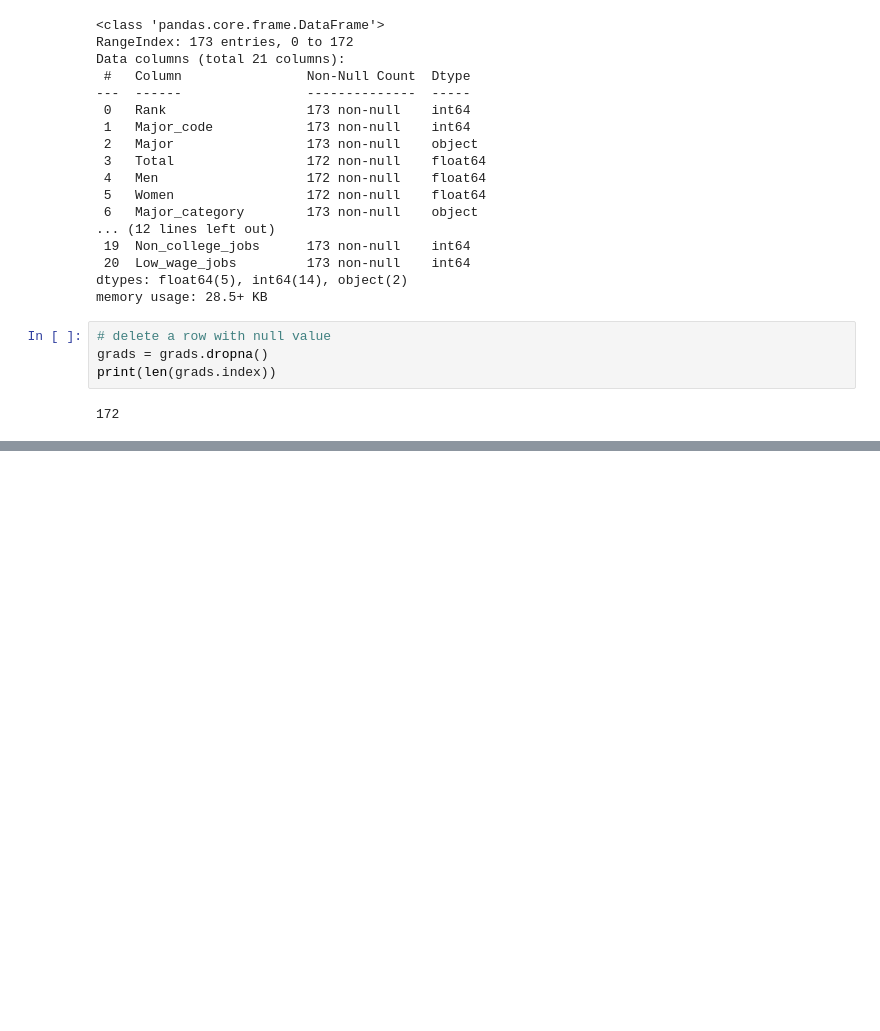
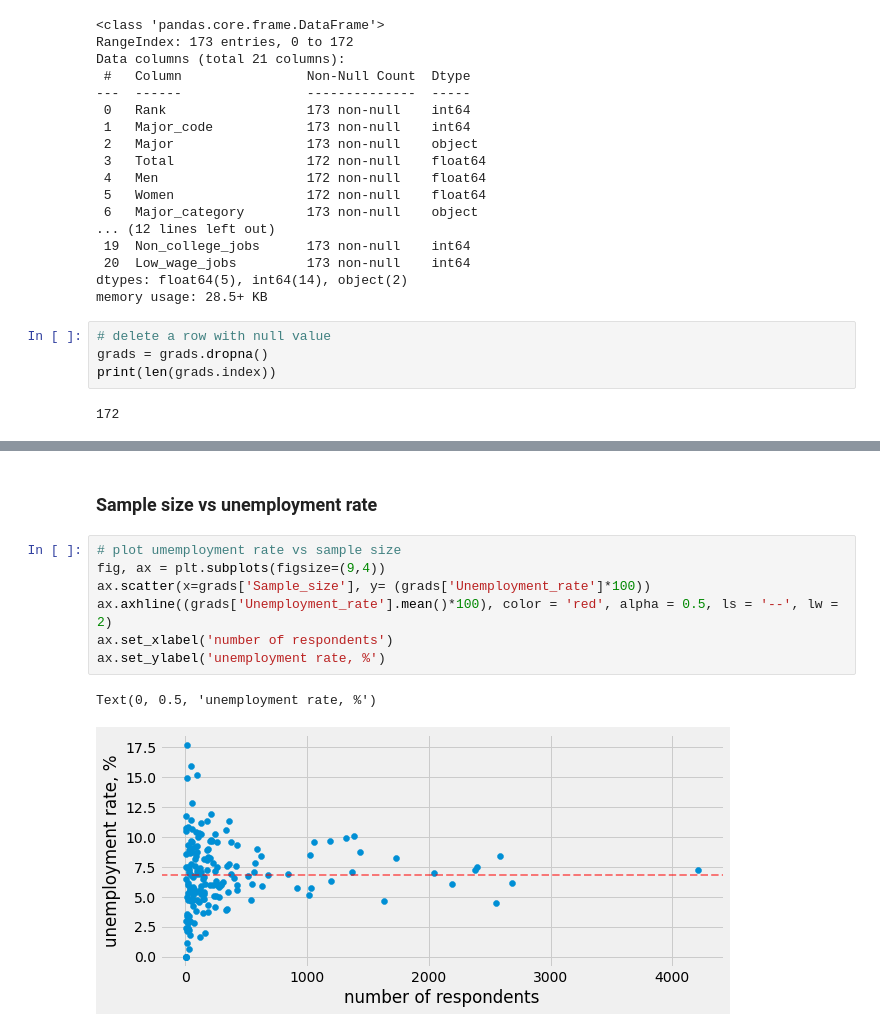
Before and after one commit to kafka-polka-dot/jupyter_projects, a Jupyter notebook: visualize_majors/College_majors.ipynb, the cells around one changed output, grey strips where cells are left out. Saved outputs shown, nothing was run; the diff lists cells and outputs as text; blank space fills up the shorter version.

```diff
--- a/visualize_majors/College_majors.ipynb
+++ b/visualize_majors/College_majors.ipynb
@@ -306,0 +161,12 @@ Hex bin plots on median salary showed that among female employers it was even mo
+# %% [markdown]
+### Sample size vs unemployment rate
+# %%
+# plot umemployment rate vs sample size
+fig, ax = plt.subplots(figsize=(9,4))
+ax.scatter(x=grads['Sample_size'], y= (grads['Unemployment_rate']*100))
+ax.axhline((grads['Unemployment_rate'].mean()*100), color = 'red', alpha = 0.5, ls = '--', lw = 2)
+ax.set_xlabel('number of respondents')
+ax.set_ylabel('unemployment rate, %')
+# %% [output]
+Text(0, 0.5, 'unemployment rate, %')
+[figure, added]
```
Also changed, not shown: parts of 76 cells of this notebook.
